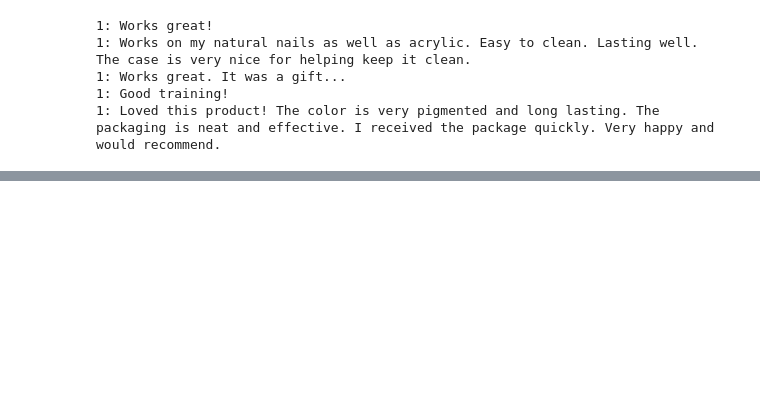
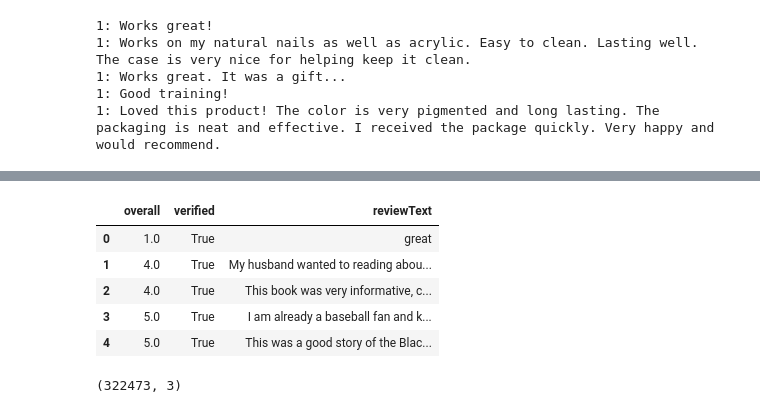
Before and after one commit to Ars030203/DNMA23-Proj, a Jupyter notebook: model_tes1.ipynb, the cells around one changed output, grey strips where cells are left out. Saved outputs shown, nothing was run; the diff lists cells and outputs as text; code cells hidden in the pictures; blank space fills up the shorter version.

```diff
--- a/model_tes1.ipynb
+++ b/model_tes1.ipynb
@@ -106,0 +139,11 @@ plt.show()
+# %%
+amazon_re = df[['overall', 'verified', 'reviewText']].copy()
+# %%
+amazon_re.head()
+# %% [output]
+|  | overall | verified | reviewText |
+| 0 | 1.0 | True | great |
+| 1 | 4.0 | True | My husband wanted to reading abou... |
+| 2 | 4.0 | True | This book was very informative, c... |
+| 3 | 5.0 | True | I am already a baseball fan and k... |
+| 4 | 5.0 | True | This was a good story of the Blac... |
@@ -106,0 +152,4 @@ plt.show()
+# %%
+amazon_ch.shape
+# %% [output]
+(322473, 3)
```
Also changed, not shown: parts of 8 cells of this notebook.
